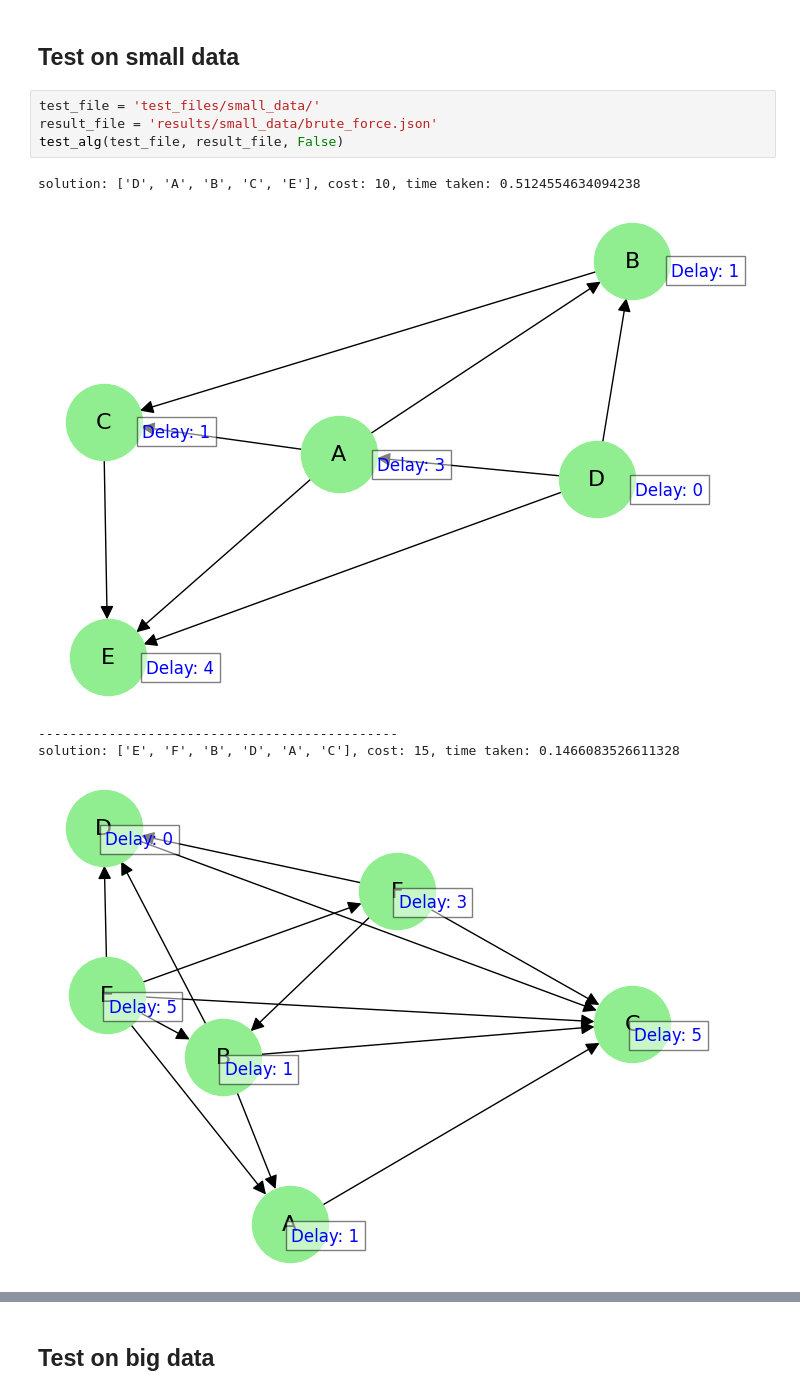
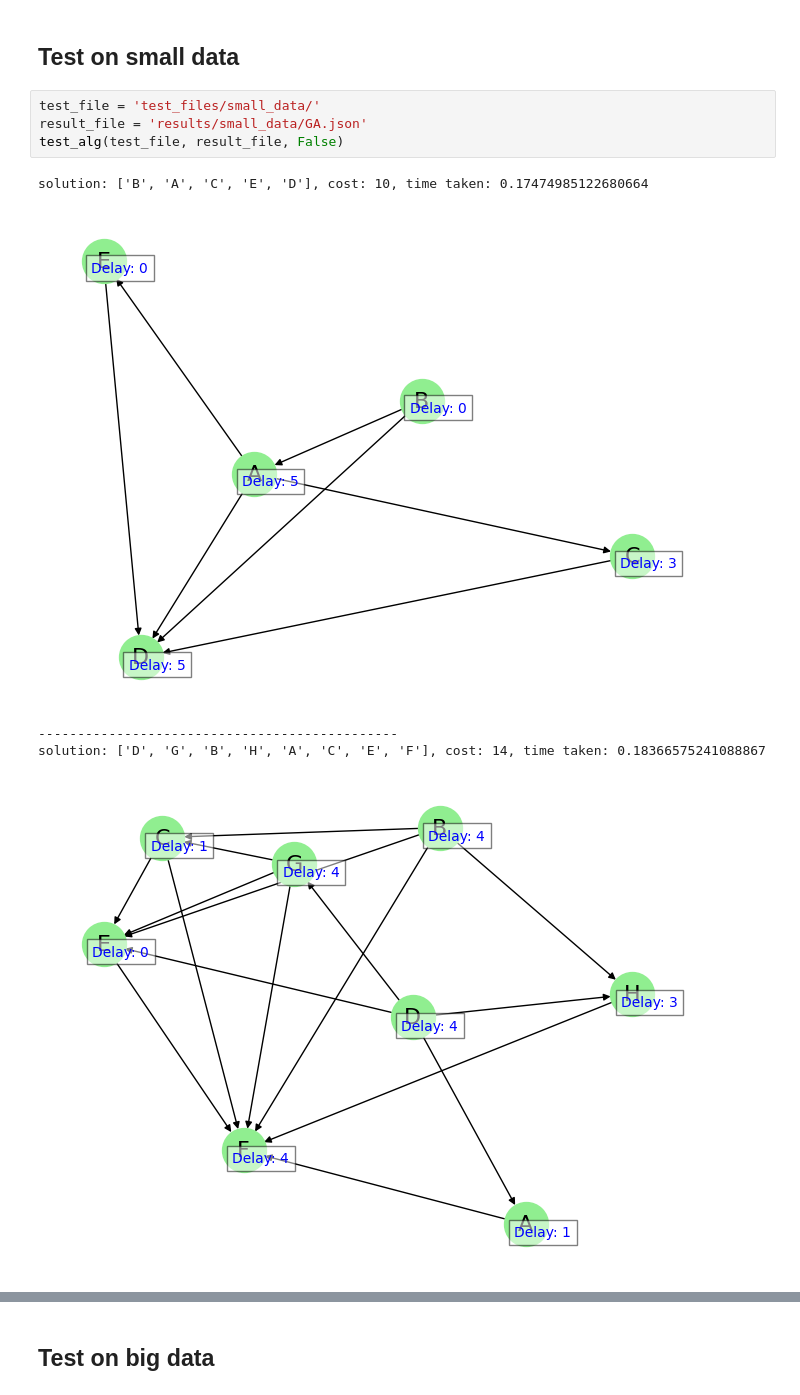
Before and after one commit to rexi12345/MPCSD, a Jupyter notebook: GA.ipynb, the cells around one changed output, grey strips where cells are left out. Saved outputs shown, nothing was run; the diff lists cells and outputs as text.

```diff
--- a/GA.ipynb
+++ b/GA.ipynb
@@ -210,12 +435,12 @@ def test_alg(path_to_test, path_to_results, big_data):
 ## Test on small data
 # %%
 test_file = 'test_files/small_data/'
-result_file = 'results/small_data/brute_force.json'
+result_file = 'results/small_data/GA.json'
 test_alg(test_file, result_file, False)
 # %% [output]
-solution: ['D', 'A', 'B', 'C', 'E'], cost: 10, time taken: 0.5124554634094238
+solution: ['B', 'A', 'C', 'E', 'D'], cost: 10, time taken: 0.17474985122680664
-[figure, old version]
+[figure, new version]
 ----------------------------------------------
-solution: ['E', 'F', 'B', 'D', 'A', 'C'], cost: 15, time taken: 0.1466083526611328
+solution: ['D', 'G', 'B', 'H', 'A', 'C', 'E', 'F'], cost: 14, time taken: 0.18366575241088867
-[figure, old version]
+[figure, new version]
 ----------------------------------------------
```
Also changed, not shown: parts of 25 cells of this notebook.
